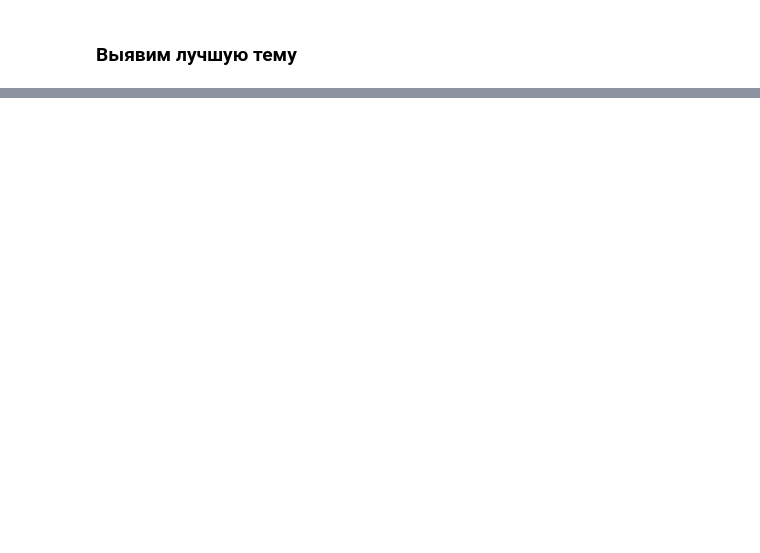
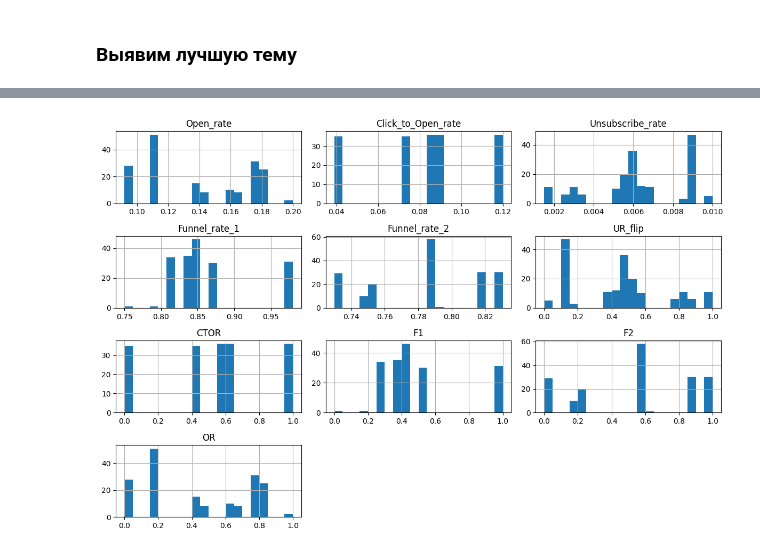
Before and after one commit to chekun4k/data-analytics-portfolio, a Jupyter notebook: Маркейтинговый анализ email-рассылок/Маркейтинговый анализ email-рассылок.ipynb, the cells around one changed output, grey strips where cells are left out. Drawn from its saved outputs; the diff is of its cells as text; code cells hidden in the pictures; blank space fills up the shorter version.

```diff
--- a/Маркейтинговый анализ email-рассылок/Маркейтинговый анализ email-рассылок.ipynb
+++ b/Маркейтинговый анализ email-рассылок/Маркейтинговый анализ email-рассылок.ipynb
@@ -203,0 +184,20 @@ best_e
+# %%
+email_pivot['CTOR'] = (email_pivot['Click_to_Open_rate'] - email_pivot['Click_to_Open_rate'].min()) / \
+                      (email_pivot['Click_to_Open_rate'].max() - email_pivot['Click_to_Open_rate'].min())
+
+email_pivot['UR_flip'] = (email_pivot['UR_flip'] - email_pivot['UR_flip'].min()) / \
+                         (email_pivot['UR_flip'].max() - email_pivot['UR_flip'].min())
+
+email_pivot['F1'] = (email_pivot['Funnel_rate_1'] - email_pivot['Funnel_rate_1'].min()) / \
+                    (email_pivot['Funnel_rate_1'].max() - email_pivot['Funnel_rate_1'].min())
+
+email_pivot['F2'] = (email_pivot['Funnel_rate_2'] - email_pivot['Funnel_rate_2'].min()) / \
+                    (email_pivot['Funnel_rate_2'].max() - email_pivot['Funnel_rate_2'].min())
+
+email_pivot['OR'] = (email_pivot['Open_rate'] - email_pivot['Open_rate'].min()) / \
+                    (email_pivot['Open_rate'].max() - email_pivot['Open_rate'].min())
+# %%
+email_pivot.hist(bins=20, figsize=(12, 8))
+plt.tight_layout()
+# %% [output]
+[figure, added]
```
Also changed, not shown: parts of 44 cells of this notebook.
